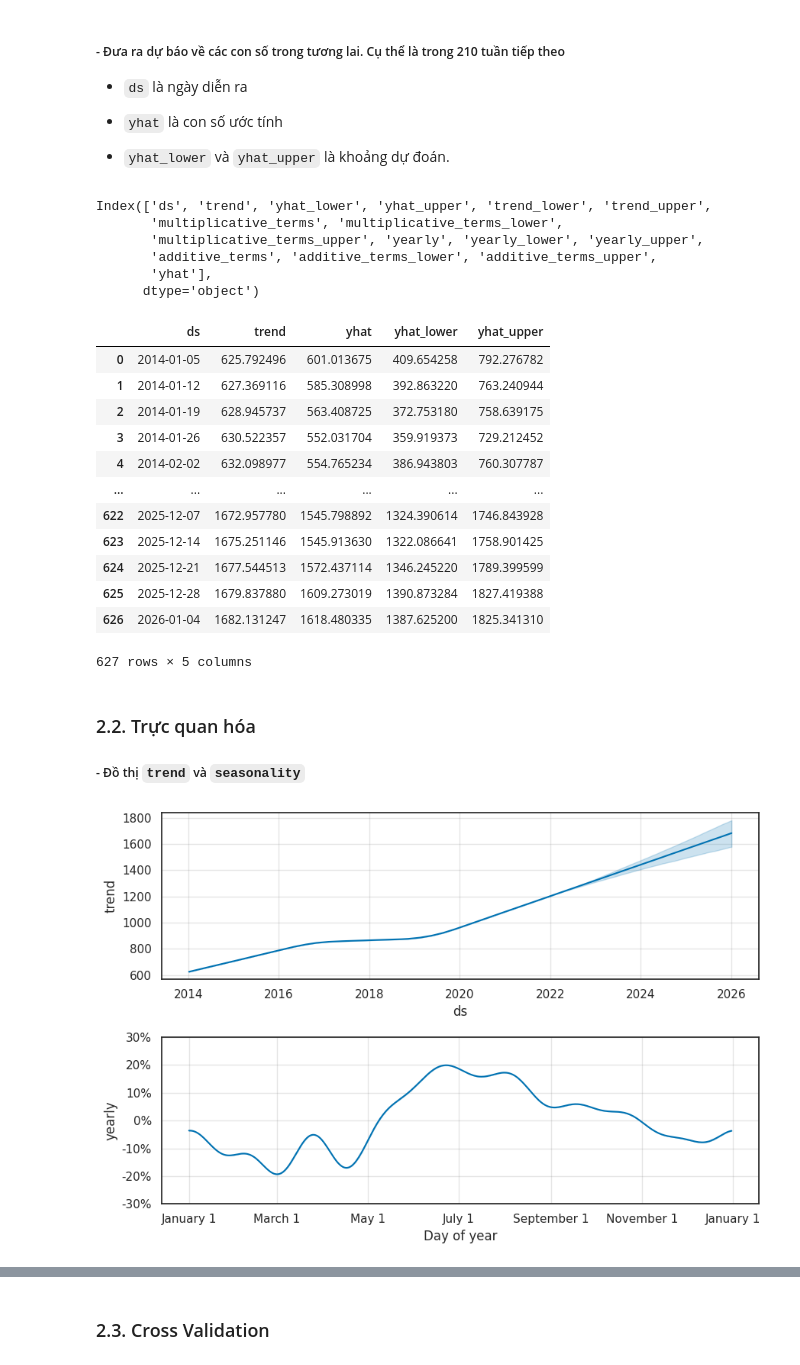
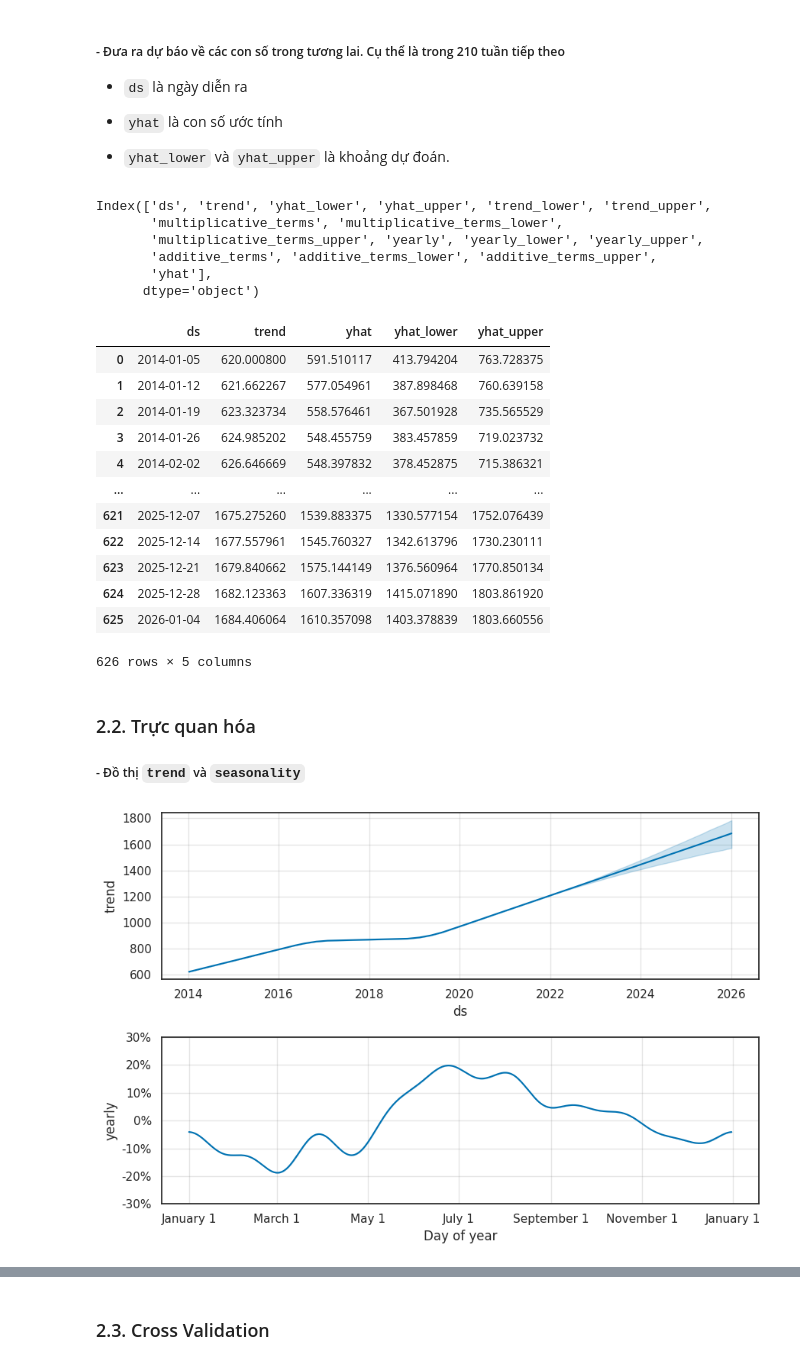
Before and after one commit to NgoDangQuang/KHDLUD, a Jupyter notebook: 1712888_18120526_18120527_19120633.ipynb, the cells around one changed output, grey strips where cells are left out. Drawn from its saved outputs; the diff is of its cells as text; code cells hidden in the pictures.

Commit message:
Update model

```diff
--- a/1712888_18120526_18120527_19120633.ipynb
+++ b/1712888_18120526_18120527_19120633.ipynb
@@ -96,7 +96,7 @@ dtype: object
 # %% [markdown]
 - Vì dữ liệu của ta chỉ thu thập tới tháng 9 năm 2022 để công bằng cho các năm, tháng, quý giữa các năm với câu hỏi này ta chỉ sử dụng dữ liệu từ 2022 về trước.
 # %%
-df = df.query('`Incident_Date` < 2022')
+df = df_full.query('`Incident_Date` < 2022')
 # %% [markdown]
 - Tạo trường `Total` với các giá trị là tổng của `Killed` và `Injured`.
 # %%
@@ -1045,6 +1031,10 @@ total_by_week
 # %%
+# Drop last
 total_by_week = total_by_week[:-1]
 
+# Drop 0
+total_by_week.drop(index = total_by_week[total_by_week['Total'] == 0].index, inplace = True)
+
 total_by_week.groupby('Incident_Date')['Total'].sum().plot(ylabel = "Count", figsize = (20, 10))
 # %% [output]
 <Axes: xlabel='Incident_Date', ylabel='Count'>
@@ -1269,8 +1259,8 @@ from prophet.plot import plot_plotly, plot_components_plotly
 # %%
 temp = total_by_week[['Incident_Date', 'Total']]
 temp.rename(columns={'Total': 'y', 'Incident_Date': 'ds'}, inplace=True)
-model = Prophet(seasonality_mode='multiplicative')
-model.fit(temp)
+model_prophet = Prophet(seasonality_mode='multiplicative')
+model_prophet.fit(temp)
 # %% [output]
 INFO:prophet:Disabling weekly seasonality. Run prophet with weekly_seasonality=True to override this.
 INFO:prophet:Disabling daily seasonality. Run prophet with daily_seasonality=True to override this.
@@ -1293,8 +1283,8 @@ INFO:cmdstanpy:Chain [1] done processing
 
 - `yhat_lower` và `yhat_upper` là khoảng dự đoán.
 # %%
-future = model.make_future_dataframe(periods=210, freq='W')
-forecast = model.predict(future)
+future = model_prophet.make_future_dataframe(periods=210, freq='W')
+forecast = model_prophet.predict(future)
 print(forecast.columns)
 forecast[['ds', 'trend', 'yhat', 'yhat_lower', 'yhat_upper']]
 # %% [output]
@@ -1305,22 +1295,22 @@ Index(['ds', 'trend', 'yhat_lower', 'yhat_upper', 'trend_lower', 'trend_upper',
        'yhat'],
       dtype='object')
 |  | ds | trend | yhat | yhat_lower | yhat_upper |
-| 0 | 2014-01-05 | 625.792496 | 601.013675 | 409.654258 | 792.276782 |
-| 1 | 2014-01-12 | 627.369116 | 585.308998 | 392.863220 | 763.240944 |
-| 2 | 2014-01-19 | 628.945737 | 563.408725 | 372.753180 | 758.639175 |
-| 3 | 2014-01-26 | 630.522357 | 552.031704 | 359.919373 | 729.212452 |
-| 4 | 2014-02-02 | 632.098977 | 554.765234 | 386.943803 | 760.307787 |
+| 0 | 2014-01-05 | 620.000800 | 591.510117 | 413.794204 | 763.728375 |
+| 1 | 2014-01-12 | 621.662267 | 577.054961 | 387.898468 | 760.639158 |
+| 2 | 2014-01-19 | 623.323734 | 558.576461 | 367.501928 | 735.565529 |
+| 3 | 2014-01-26 | 624.985202 | 548.455759 | 383.457859 | 719.023732 |
+| 4 | 2014-02-02 | 626.646669 | 548.397832 | 378.452875 | 715.386321 |
 | ... | ... | ... | ... | ... | ... |
-| 622 | 2025-12-07 | 1672.957780 | 1545.798892 | 1324.390614 | 1746.843928 |
-| 623 | 2025-12-14 | 1675.251146 | 1545.913630 | 1322.086641 | 1758.901425 |
-| 624 | 2025-12-21 | 1677.544513 | 1572.437114 | 1346.245220 | 1789.399599 |
-| 625 | 2025-12-28 | 1679.837880 | 1609.273019 | 1390.873284 | 1827.419388 |
-| 626 | 2026-01-04 | 1682.131247 | 1618.480335 | 1387.625200 | 1825.341310 |
+| 621 | 2025-12-07 | 1675.275260 | 1539.883375 | 1330.577154 | 1752.076439 |
+| 622 | 2025-12-14 | 1677.557961 | 1545.760327 | 1342.613796 | 1730.230111 |
+| 623 | 2025-12-21 | 1679.840662 | 1575.144149 | 1376.560964 | 1770.850134 |
+| 624 | 2025-12-28 | 1682.123363 | 1607.336319 | 1415.071890 | 1803.861920 |
+| 625 | 2026-01-04 | 1684.406064 | 1610.357098 | 1403.378839 | 1803.660556 |
-627 rows × 5 columns
+626 rows × 5 columns
 # %% [markdown]
 ### 2.2. Trực quan hóa
 ##### - Đồ thị `trend` và `seasonality`
 # %%
-fig = model.plot_components(forecast)
+fig = model_prophet.plot_components(forecast)
 # %% [output]
-[figure, old version]
+[figure, new version]
```
Also changed, not shown: parts of 93 cells of this notebook.
